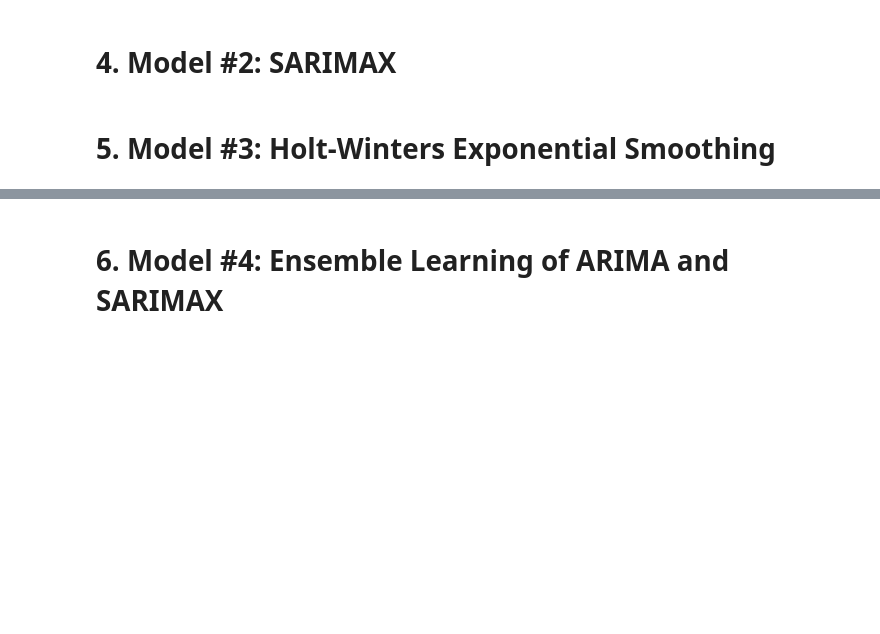
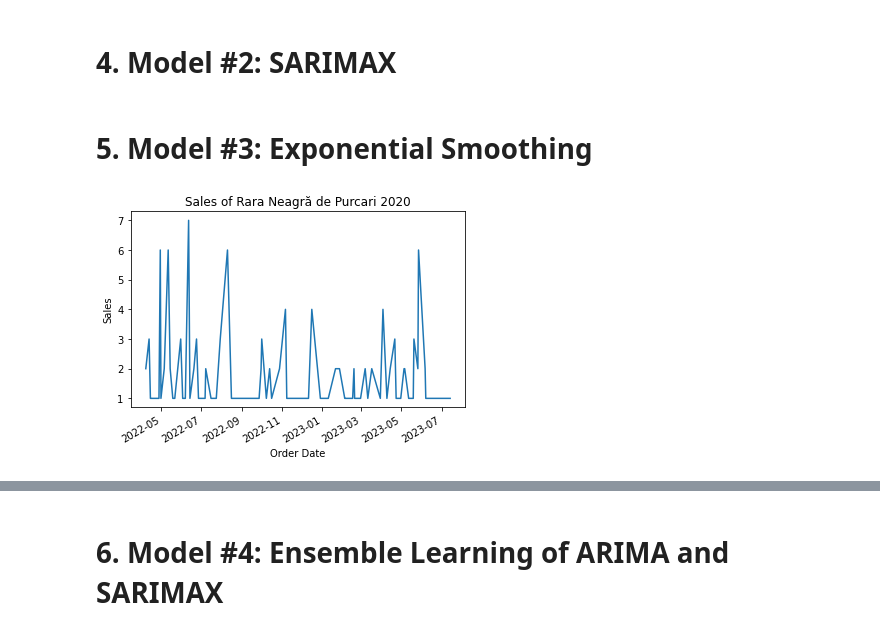
Before and after one commit to kevanoktavio/CloudWine_DemandPrediction, a Jupyter notebook: development/notebooks/midterm_checkpoint.ipynb, the cells around one changed output, grey strips where cells are left out. Drawn from its saved outputs; the diff is of its cells as text; code cells hidden in the pictures; blank space fills up the shorter version.

Commit message:
added exponential smoothing code

```diff
--- a/development/notebooks/midterm_checkpoint.ipynb
+++ b/development/notebooks/midterm_checkpoint.ipynb
@@ -524,3 +525,19 @@ df_final.tail()
 df_final.to_csv("../datasets/cleaned_orders.csv", index=False)
 # %% [markdown]
 # 3. Model #1: ARIMA
+# %%
+# read cleaned orders file
+df = pd.read_csv('../datasets/cleaned_orders.csv')
+
+# take some sample data
+grouped = df[['order_date', 'item_id', 'item_quantity']]
+groupedbyitem = grouped.groupby('item_id', group_keys=True).apply(lambda x:x)
+groupedbyitem['item_id'].value_counts()
+
+# take a specific item to perform predicion on
+sample = groupedbyitem[groupedbyitem['item_id']=='Rara Neagră de Purcari 2020']
+sample = sample.groupby('order_date')['item_quantity'].sum().reset_index()
+sample['order_date'] = pd.to_datetime(sample['order_date'])
+sample = sample.set_index('order_date')
+
+sample
@@ -527,4 +559,12 @@ df_final.to_csv("../datasets/cleaned_orders.csv", index=False)
 # %% [markdown]
 # 4. Model #2: SARIMAX
 # %% [markdown]
-# 5. Model #3: Holt-Winters Exponential Smoothing
+# 5. Model #3: Exponential Smoothing
+# %%
+sample['item_quantity'].plot()
+plt.xlabel('Order Date')
+plt.ylabel('Sales')
+plt.title('Sales of Rara Neagră de Purcari 2020')
+plt.show()
+# %% [output]
+[figure, added]
```
Also changed, not shown: parts of 29 cells of this notebook.
